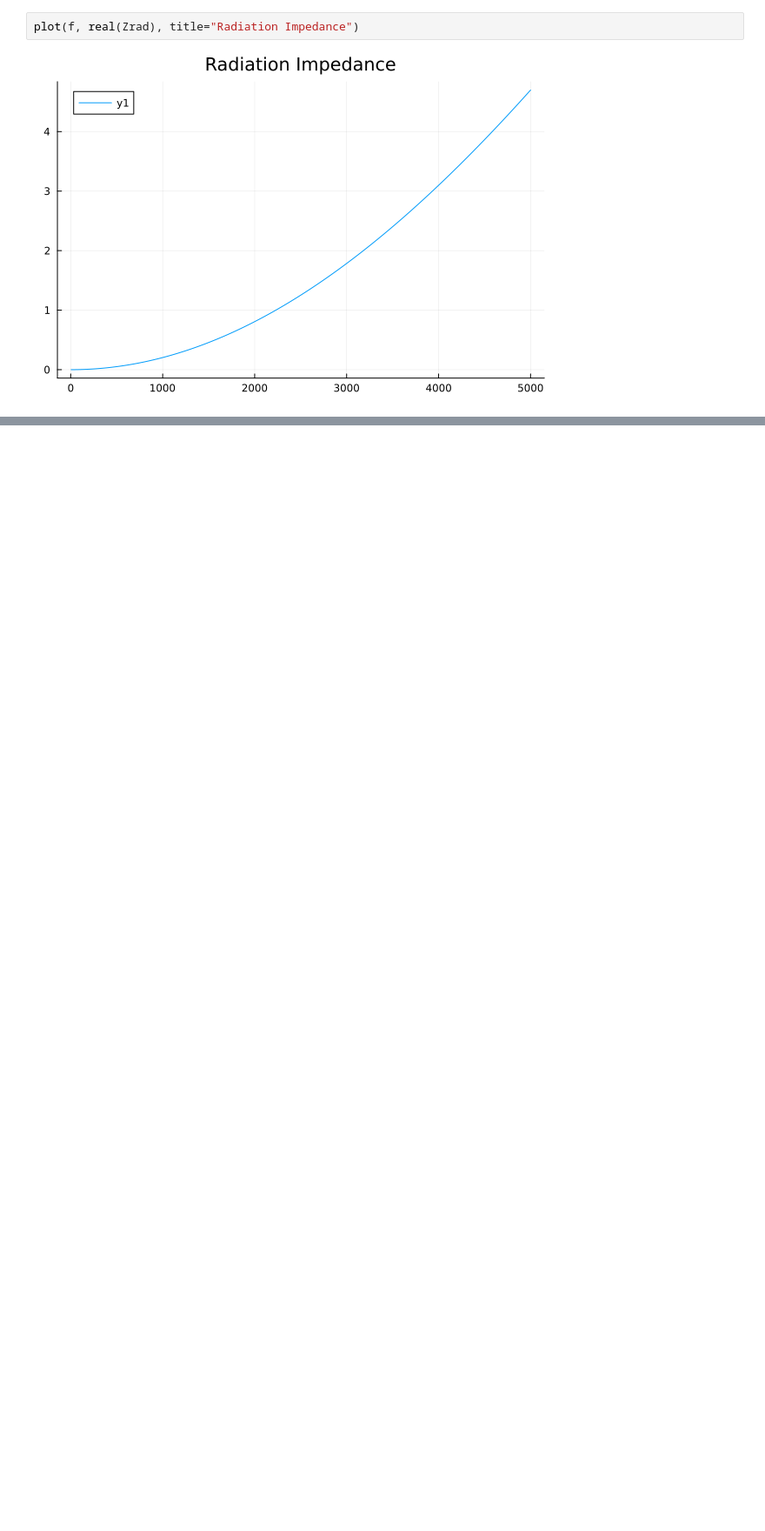
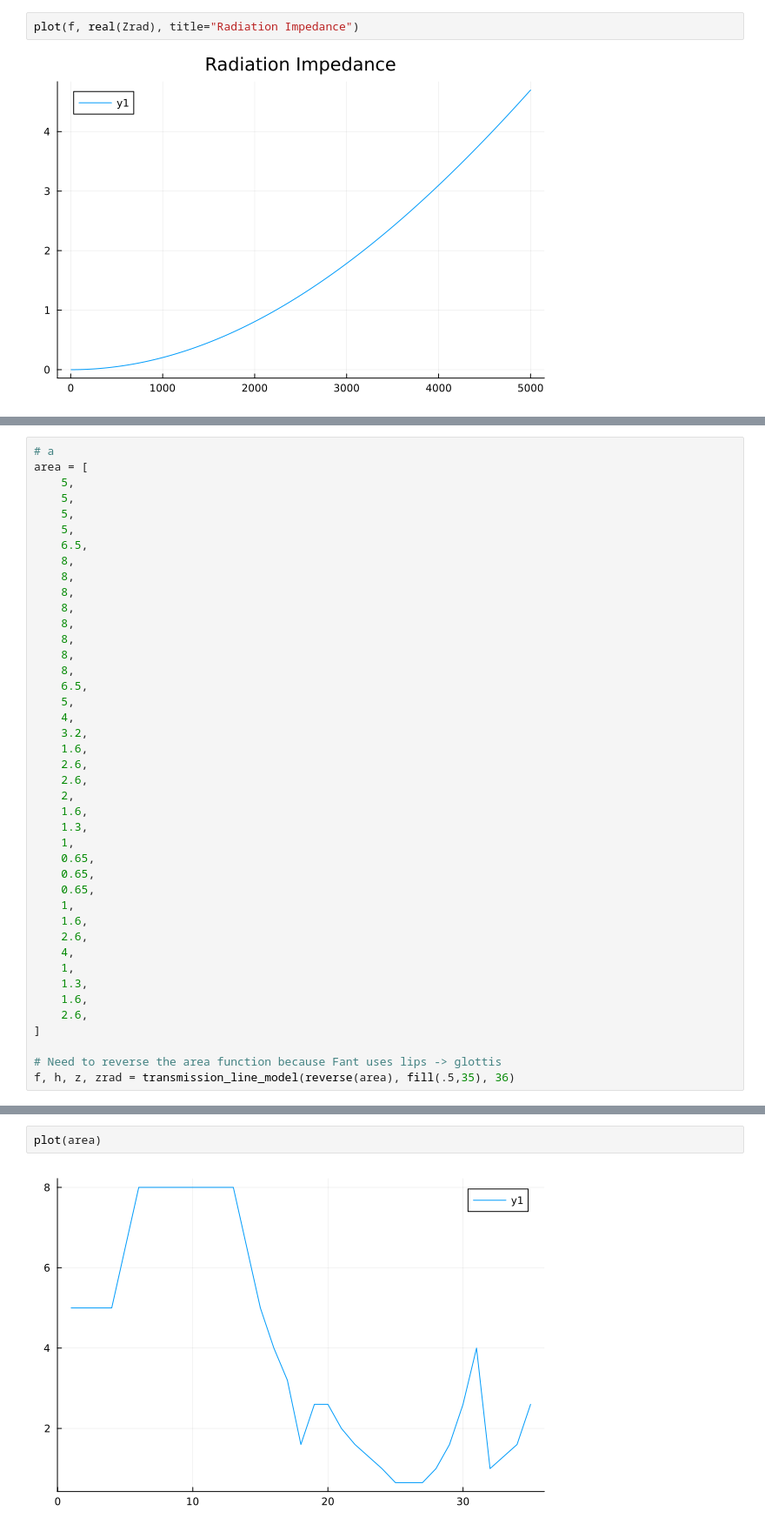
Before and after one commit to tschnoor/demonstration-notebooks, a Jupyter notebook: in_progress/transmission_line_model.ipynb, the cells around one changed output, grey strips where cells are left out. Shown at 87% size. Saved outputs shown, nothing was run; the diff lists cells and outputs as text; blank space fills up the shorter version.

```diff
--- a/in_progress/transmission_line_model.ipynb
+++ b/in_progress/transmission_line_model.ipynb
@@ -139,0 +150,42 @@ plot(f, real(Zrad), title="Radiation Impedance")
+# %%
+# a
+area = [
+    5,
+    5,
+    5,
+    5,
+    6.5,
+    8,
+    8,
+    8,
+    8,
+    8,
+    8,
+    8,
+    8,
+    6.5,
+    5,
+    4,
+    3.2,
+    1.6,
+    2.6,
+    2.6,
+    2,
+    1.6,
+    1.3,
+    1,
+    0.65,
+    0.65,
+    0.65,
+    1,
+    1.6,
+    2.6,
+    4,
+    1,
+    1.3,
+    1.6,
+    2.6,
+]
+
+# Need to reverse the area function because Fant uses lips -> glottis
+f, h, z, zrad = transmission_line_model(reverse(area), fill(.5,35), 36)
@@ -139,0 +194,4 @@ plot(f, real(Zrad), title="Radiation Impedance")
+# %%
+plot(area)
+# %% [output]
+[figure, added]
```
Also changed, not shown: parts of 6 cells of this notebook, 4 other files.
